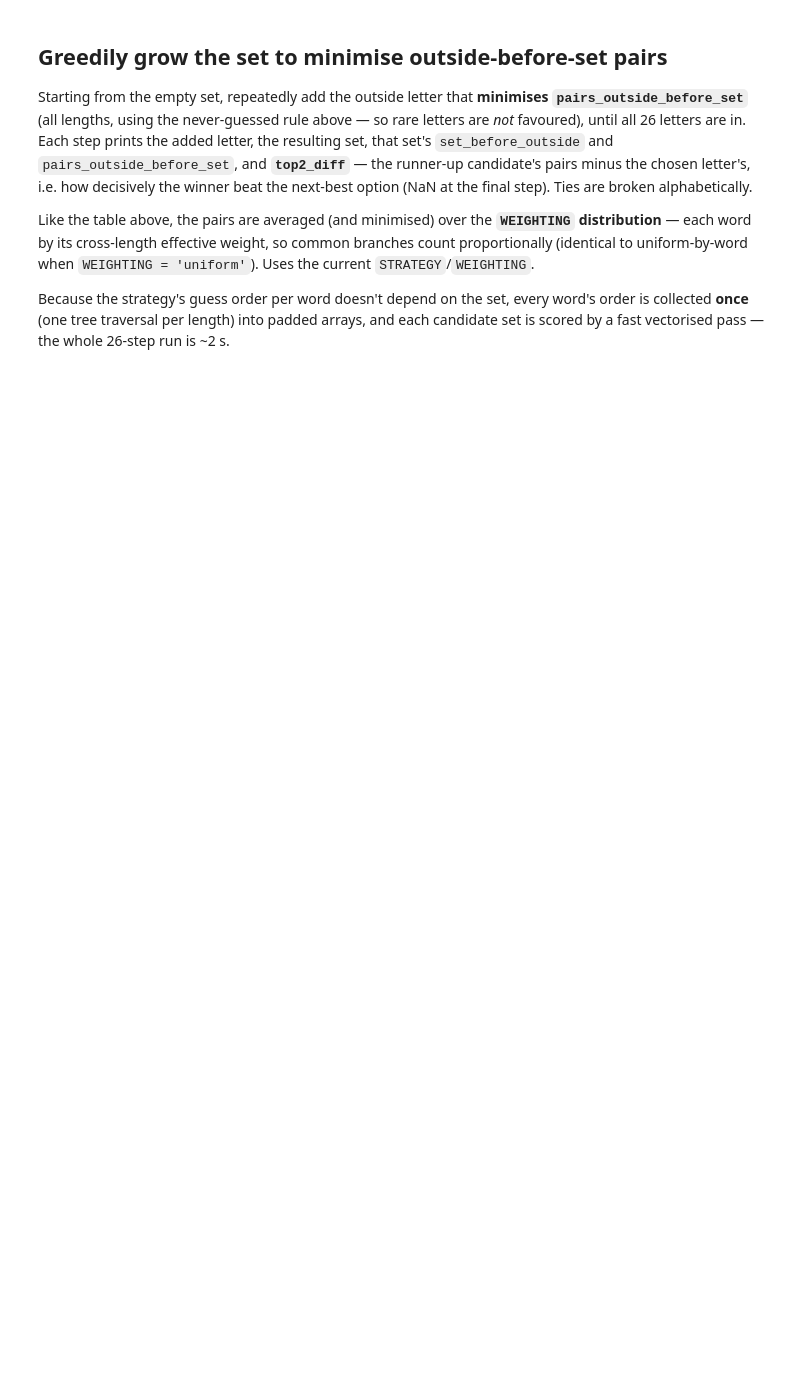
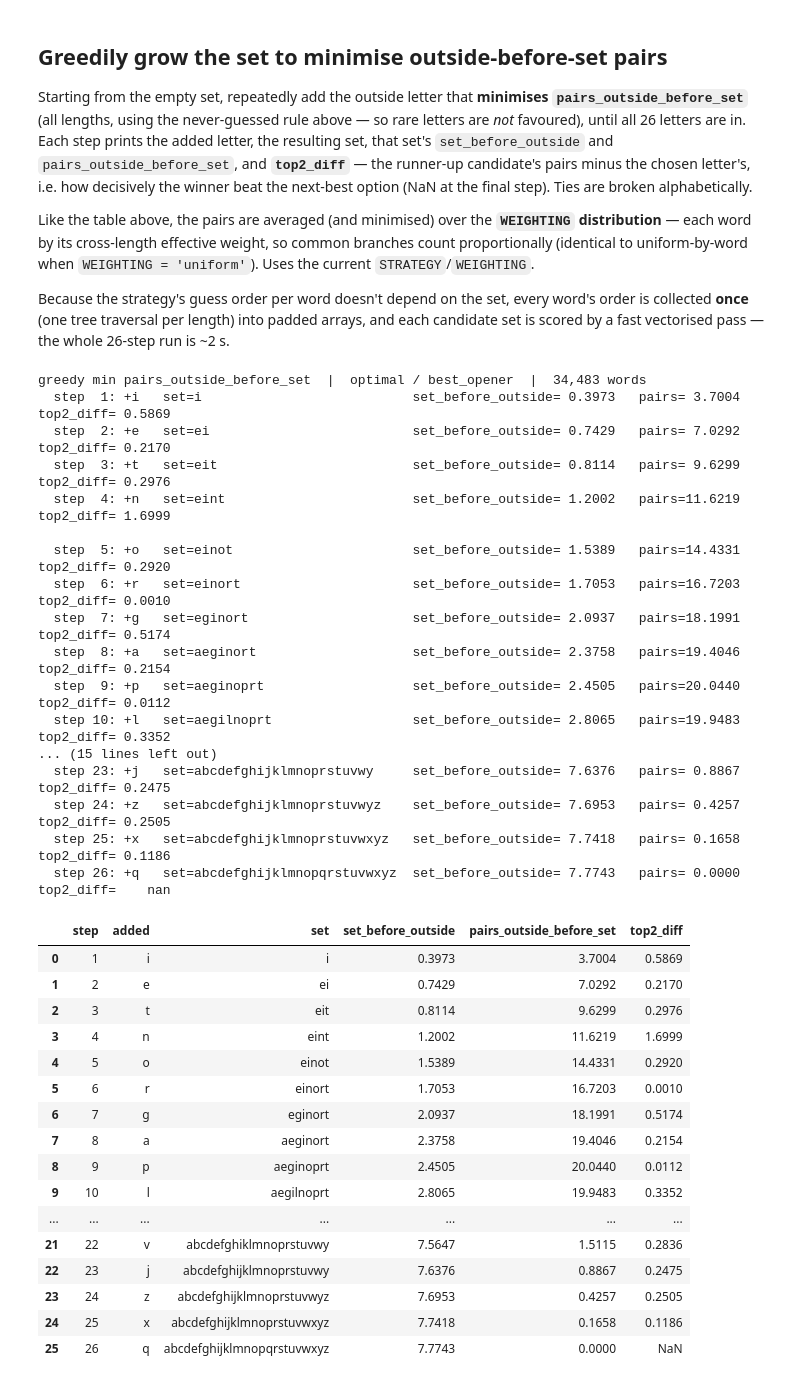
Before and after one commit to Ballpark-Figures/hangman, a Jupyter notebook: math/notebooks/letter_analysis.ipynb, the cells around one changed output. Cells and saved outputs as stored; diff of their text form; code cells hidden in the pictures; blank space fills up the shorter version.

```diff
--- a/math/notebooks/letter_analysis.ipynb
+++ b/math/notebooks/letter_analysis.ipynb
@@ -51,3 +51,16 @@ BUDGET    = None        # <-- winprob only: miss budget k (None = most permissiv
 FILL_CAPPED = True      # <-- optimal only: finish cap-truncated branches with greedy
 
 print(f'defaults -> length {LENGTH}, weighting {WEIGHTING!r}, strategy {STRATEGY!r}')
+
+DICTIONARY = "us"   # <-- dictionary variant for EVERY table below: "us" (American) or "gb" (British)
+
+# Route all tables through DICTIONARY without editing each function: default
+# strategy_view.make_strategy's `variant` to DICTIONARY (read at call time). Idempotent.
+if not getattr(sview, "_variant_wrapped", False):
+    sview._make_strategy_orig = sview.make_strategy
+    def _make_strategy(*a, **k):
+        k.setdefault("variant", DICTIONARY)
+        return sview._make_strategy_orig(*a, **k)
+    sview.make_strategy = _make_strategy
+    sview._variant_wrapped = True
+print(f'dictionary variant: {DICTIONARY!r}  (us = American, gb = British)')
@@ -824,31 +855,66 @@ def greedy_min_pairs(*, strategy=STRATEGY, weighting=WEIGHTING, budget=BUDGET,
 
     rows, chosen, remaining = [], [], list(range(26))
     print(f"greedy min pairs_outside_before_set  |  {strategy} / {weighting}  |  {nW:,} words")
     for step in range(26):
         scored = []
         for x in remaining:                            # pairs total for each outside candidate
             in_L[x] = True
             scored.append((pairs_total(in_L), x))
             in_L[x] = False
         scored.sort()                                  # (pairs, letter) asc -> ties alphabetical
         best_tot, best_x = scored[0]
         second_tot = scored[1][0] if len(scored) > 1 else None
         in_L[best_x] = True
         remaining.remove(best_x); chosen.append(best_x)
         p_avg = best_tot / W
         gap = (second_tot - best_tot) / W if second_tot is not None else np.nan
         b_avg = before_total(in_L) / W
         letter = chr(97 + best_x)
         setstr = ''.join(sorted(chr(97 + c) for c in chosen))
         rows.append({'step': step + 1, 'added': letter, 'set': setstr,
                      'set_before_outside': round(b_avg, 4),
                      'pairs_outside_before_set': round(p_avg, 4),
                      'top2_diff': round(gap, 4) if second_tot is not None else np.nan})
         print(f"  step {step + 1:2d}: +{letter}   set={setstr:<26}  "
               f"set_before_outside={b_avg:7.4f}   pairs={p_avg:7.4f}   top2_diff={gap:7.4f}")
         if second_tot is not None and gap > 0.6:
             print()
     return pd.DataFrame(rows)
 
-sel = greedy_min_pairs()
+sel = greedy_min_pairs(weighting='best_opener')
 display(sel)
+# %% [output]
+greedy min pairs_outside_before_set  |  optimal / best_opener  |  34,483 words
+  step  1: +i   set=i                           set_before_outside= 0.3973   pairs= 3.7004   top2_diff= 0.5869
+  step  2: +e   set=ei                          set_before_outside= 0.7429   pairs= 7.0292   top2_diff= 0.2170
+  step  3: +t   set=eit                         set_before_outside= 0.8114   pairs= 9.6299   top2_diff= 0.2976
+  step  4: +n   set=eint                        set_before_outside= 1.2002   pairs=11.6219   top2_diff= 1.6999
+
+  step  5: +o   set=einot                       set_before_outside= 1.5389   pairs=14.4331   top2_diff= 0.2920
+  step  6: +r   set=einort                      set_before_outside= 1.7053   pairs=16.7203   top2_diff= 0.0010
+  step  7: +g   set=eginort                     set_before_outside= 2.0937   pairs=18.1991   top2_diff= 0.5174
+  step  8: +a   set=aeginort                    set_before_outside= 2.3758   pairs=19.4046   top2_diff= 0.2154
+  step  9: +p   set=aeginoprt                   set_before_outside= 2.4505   pairs=20.0440   top2_diff= 0.0112
+  step 10: +l   set=aegilnoprt                  set_before_outside= 2.8065   pairs=19.9483   top2_diff= 0.3352
+... (15 lines left out)
+  step 23: +j   set=abcdefghijklmnoprstuvwy     set_before_outside= 7.6376   pairs= 0.8867   top2_diff= 0.2475
+  step 24: +z   set=abcdefghijklmnoprstuvwyz    set_before_outside= 7.6953   pairs= 0.4257   top2_diff= 0.2505
+  step 25: +x   set=abcdefghijklmnoprstuvwxyz   set_before_outside= 7.7418   pairs= 0.1658   top2_diff= 0.1186
+  step 26: +q   set=abcdefghijklmnopqrstuvwxyz  set_before_outside= 7.7743   pairs= 0.0000   top2_diff=    nan
+|  | step | added | set | set_before_outside | pairs_outside_before_set | top2_diff |
+| 0 | 1 | i | i | 0.3973 | 3.7004 | 0.5869 |
+| 1 | 2 | e | ei | 0.7429 | 7.0292 | 0.2170 |
+| 2 | 3 | t | eit | 0.8114 | 9.6299 | 0.2976 |
+| 3 | 4 | n | eint | 1.2002 | 11.6219 | 1.6999 |
+| 4 | 5 | o | einot | 1.5389 | 14.4331 | 0.2920 |
+| 5 | 6 | r | einort | 1.7053 | 16.7203 | 0.0010 |
+| 6 | 7 | g | eginort | 2.0937 | 18.1991 | 0.5174 |
+| 7 | 8 | a | aeginort | 2.3758 | 19.4046 | 0.2154 |
+| 8 | 9 | p | aeginoprt | 2.4505 | 20.0440 | 0.0112 |
+| 9 | 10 | l | aegilnoprt | 2.8065 | 19.9483 | 0.3352 |
+| ... | ... | ... | ... | ... | ... | ... |
+| 21 | 22 | v | abcdefghiklmnoprstuvwy | 7.5647 | 1.5115 | 0.2836 |
+| 22 | 23 | j | abcdefghijklmnoprstuvwy | 7.6376 | 0.8867 | 0.2475 |
+| 23 | 24 | z | abcdefghijklmnoprstuvwyz | 7.6953 | 0.4257 | 0.2505 |
+| 24 | 25 | x | abcdefghijklmnoprstuvwxyz | 7.7418 | 0.1658 | 0.1186 |
+| 25 | 26 | q | abcdefghijklmnopqrstuvwxyz | 7.7743 | 0.0000 | NaN |
```
Also changed, not shown: parts of 2 cells of this notebook.
